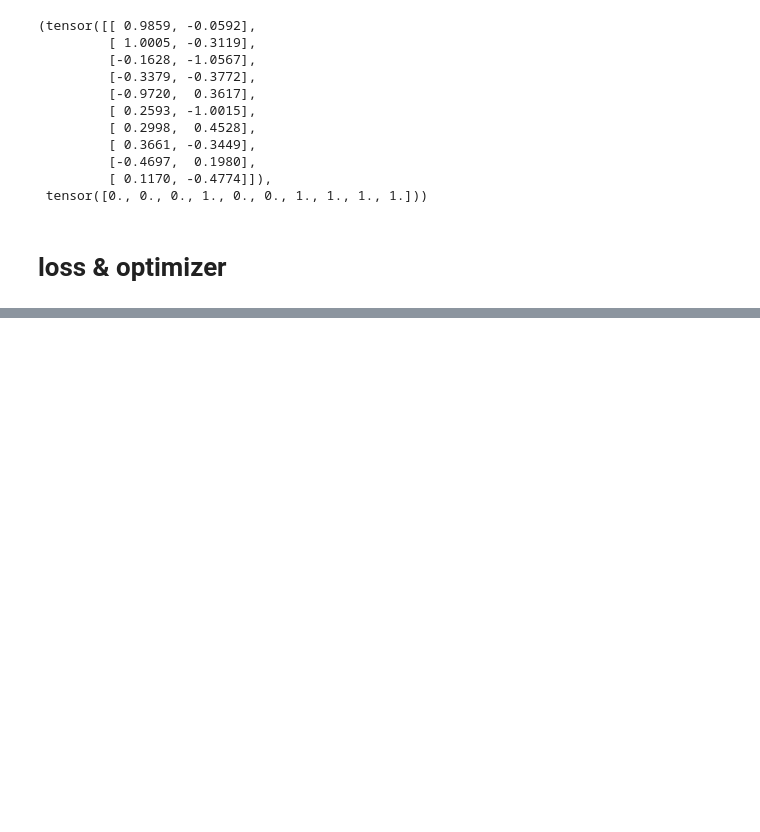
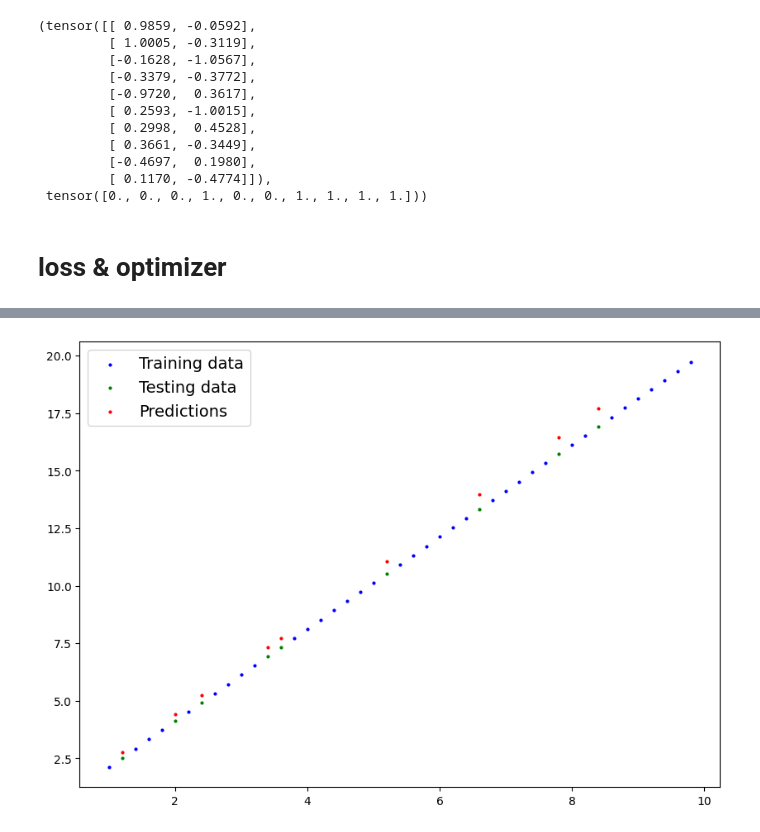
Before and after one commit to julianl11/projektarbeit_1, a Jupyter notebook: pytorch_course/02_classification.ipynb, the cells around one changed output, grey strips where cells are left out. Cells and saved outputs as stored; diff of their text form; code cells hidden in the pictures; blank space fills up the shorter version.

```diff
--- a/pytorch_course/02_classification.ipynb
+++ b/pytorch_course/02_classification.ipynb
@@ -251,0 +523,13 @@ tensor([[True, True, True, True, True],
+# %%
+model_2.eval()
+
+with torch.inference_mode():
+  y_preds = model_2(X_test)
+
+plot_predictions(train_data=X_train,
+                 train_labels=y_train,
+                 test_data=X_test,
+                 test_labels=y_test,
+                 predictions=y_preds)
+# %% [output]
+[figure, added]
```
Also changed, not shown: parts of 50 cells of this notebook.
